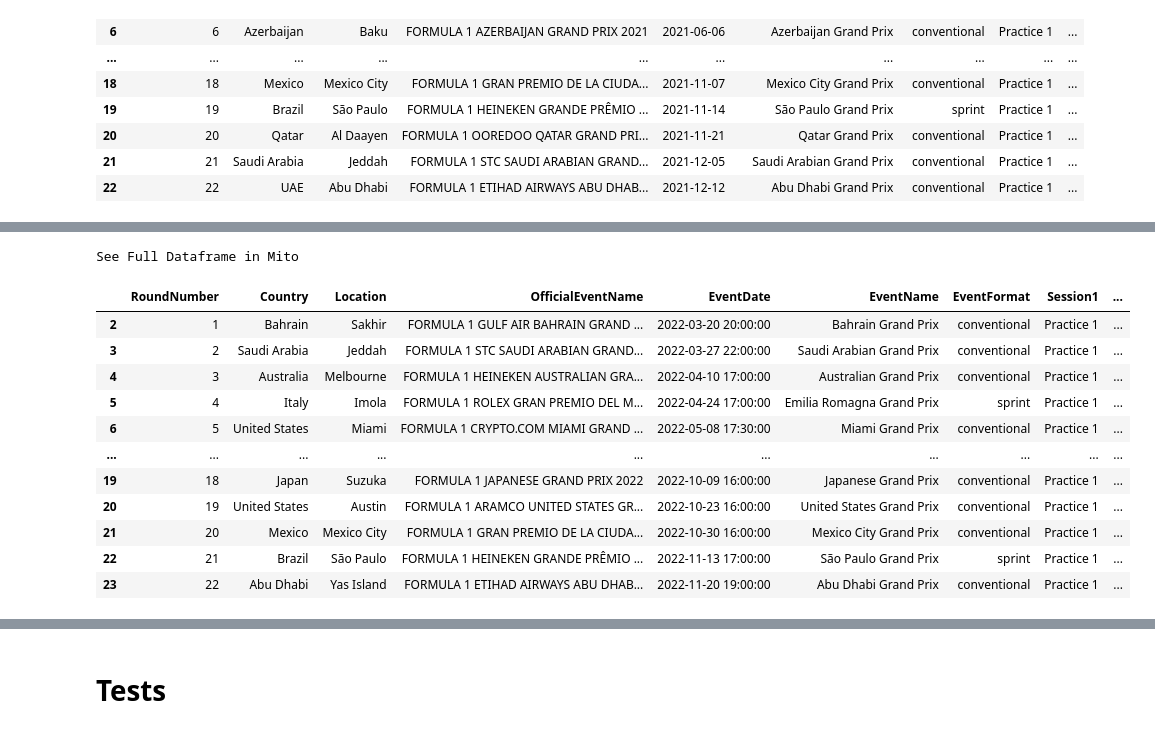
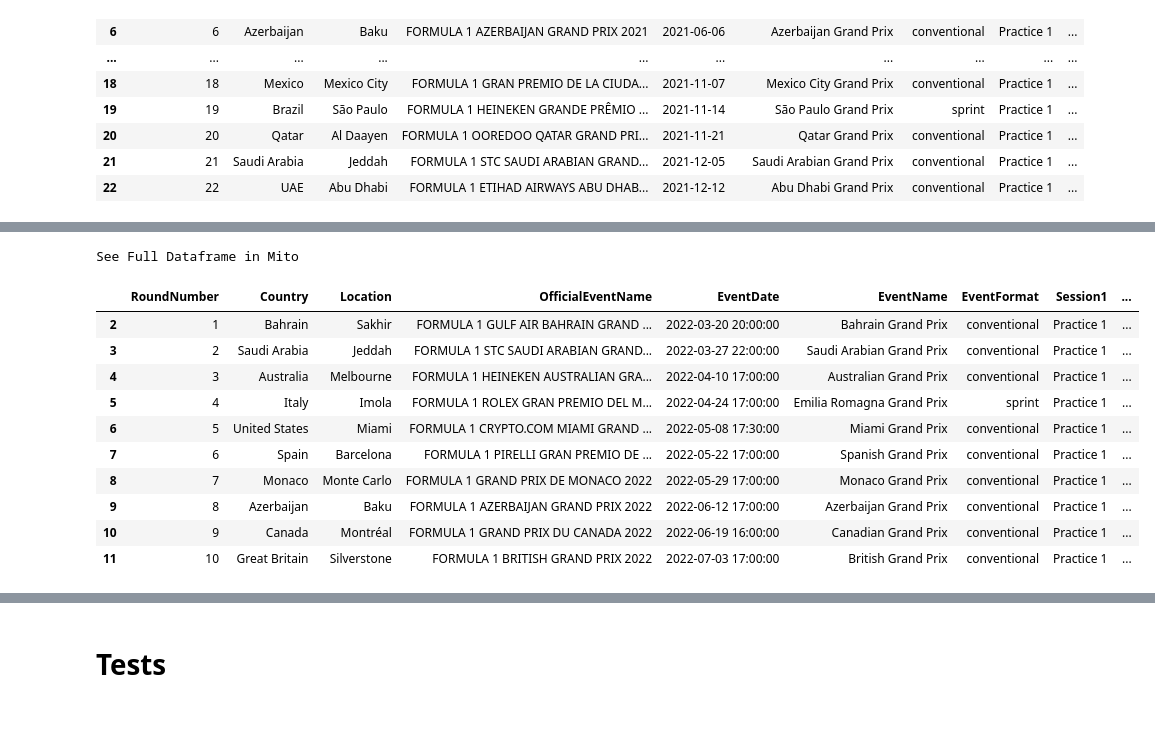
Before and after one commit to GuillaumeArp/Jedha_F1_Project, a Jupyter notebook: Guillaume/guillaume_viz.ipynb, the cells around one changed output, grey strips where cells are left out. Drawn from its saved outputs; the diff is of its cells as text; code cells hidden in the pictures.

```diff
--- a/Guillaume/guillaume_viz.ipynb
+++ b/Guillaume/guillaume_viz.ipynb
@@ -70,19 +70,18 @@ core           INFO     Finished loading data for 20 drivers: ['16', '55', '11',
 # %%
-events_list
+events_list.head(10)
 # %% [output]
 See Full Dataframe in Mito
 |  | RoundNumber | Country | Location | OfficialEventName | EventDate | EventName | EventFormat | Session1 | ... |
 | 2 | 1 | Bahrain | Sakhir | FORMULA 1 GULF AIR BAHRAIN GRAND ... | 2022-03-20 20:00:00 | Bahrain Grand Prix | conventional | Practice 1 | ... |
 | 3 | 2 | Saudi Arabia | Jeddah | FORMULA 1 STC SAUDI ARABIAN GRAND... | 2022-03-27 22:00:00 | Saudi Arabian Grand Prix | conventional | Practice 1 | ... |
 | 4 | 3 | Australia | Melbourne | FORMULA 1 HEINEKEN AUSTRALIAN GRA... | 2022-04-10 17:00:00 | Australian Grand Prix | conventional | Practice 1 | ... |
 | 5 | 4 | Italy | Imola | FORMULA 1 ROLEX GRAN PREMIO DEL M... | 2022-04-24 17:00:00 | Emilia Romagna Grand Prix | sprint | Practice 1 | ... |
 | 6 | 5 | United States | Miami | FORMULA 1 CRYPTO.COM MIAMI GRAND ... | 2022-05-08 17:30:00 | Miami Grand Prix | conventional | Practice 1 | ... |
-| ... | ... | ... | ... | ... | ... | ... | ... | ... | ... |
-| 19 | 18 | Japan | Suzuka | FORMULA 1 JAPANESE GRAND PRIX 2022 | 2022-10-09 16:00:00 | Japanese Grand Prix | conventional | Practice 1 | ... |
-| 20 | 19 | United States | Austin | FORMULA 1 ARAMCO UNITED STATES GR... | 2022-10-23 16:00:00 | United States Grand Prix | conventional | Practice 1 | ... |
-| 21 | 20 | Mexico | Mexico City | FORMULA 1 GRAN PREMIO DE LA CIUDA... | 2022-10-30 16:00:00 | Mexico City Grand Prix | conventional | Practice 1 | ... |
-| 22 | 21 | Brazil | São Paulo | FORMULA 1 HEINEKEN GRANDE PRÊMIO ... | 2022-11-13 17:00:00 | São Paulo Grand Prix | sprint | Practice 1 | ... |
-| 23 | 22 | Abu Dhabi | Yas Island | FORMULA 1 ETIHAD AIRWAYS ABU DHAB... | 2022-11-20 19:00:00 | Abu Dhabi Grand Prix | conventional | Practice 1 | ... |
+| 7 | 6 | Spain | Barcelona | FORMULA 1 PIRELLI GRAN PREMIO DE ... | 2022-05-22 17:00:00 | Spanish Grand Prix | conventional | Practice 1 | ... |
+| 8 | 7 | Monaco | Monte Carlo | FORMULA 1 GRAND PRIX DE MONACO 2022 | 2022-05-29 17:00:00 | Monaco Grand Prix | conventional | Practice 1 | ... |
+| 9 | 8 | Azerbaijan | Baku | FORMULA 1 AZERBAIJAN GRAND PRIX 2022 | 2022-06-12 17:00:00 | Azerbaijan Grand Prix | conventional | Practice 1 | ... |
+| 10 | 9 | Canada | Montréal | FORMULA 1 GRAND PRIX DU CANADA 2022 | 2022-06-19 16:00:00 | Canadian Grand Prix | conventional | Practice 1 | ... |
+| 11 | 10 | Great Britain | Silverstone | FORMULA 1 BRITISH GRAND PRIX 2022 | 2022-07-03 17:00:00 | British Grand Prix | conventional | Practice 1 | ... |
 # %%
 session_dict = {'conventional': ['Practice 1', 'Practice 2', 'Practice 3', 'Qualifying', 'Race'],
                 'sprint': ['Practice 1', 'Qualifying', 'Practice 2', 'Sprint', 'Race']}
```
Also changed, not shown: parts of 17 cells of this notebook, 2 other files.
